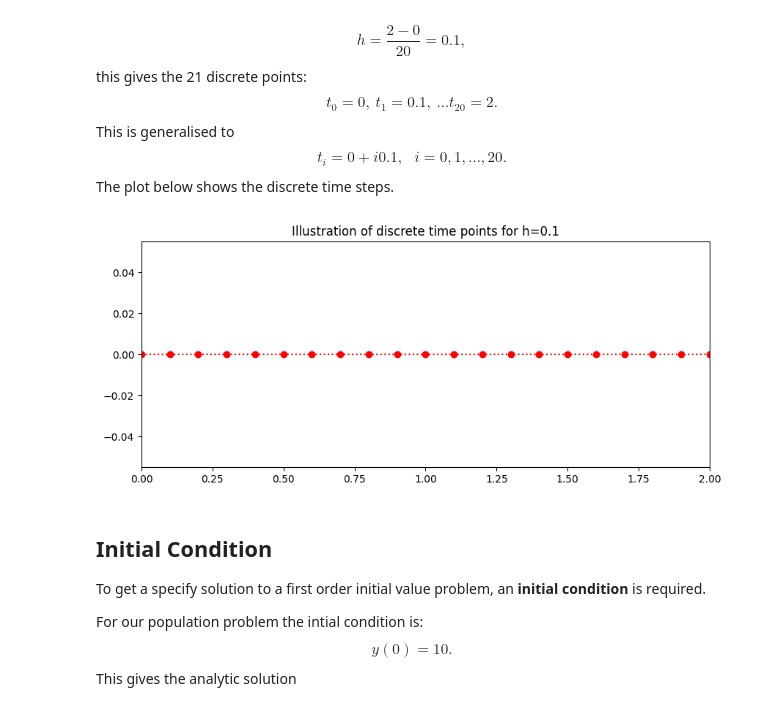
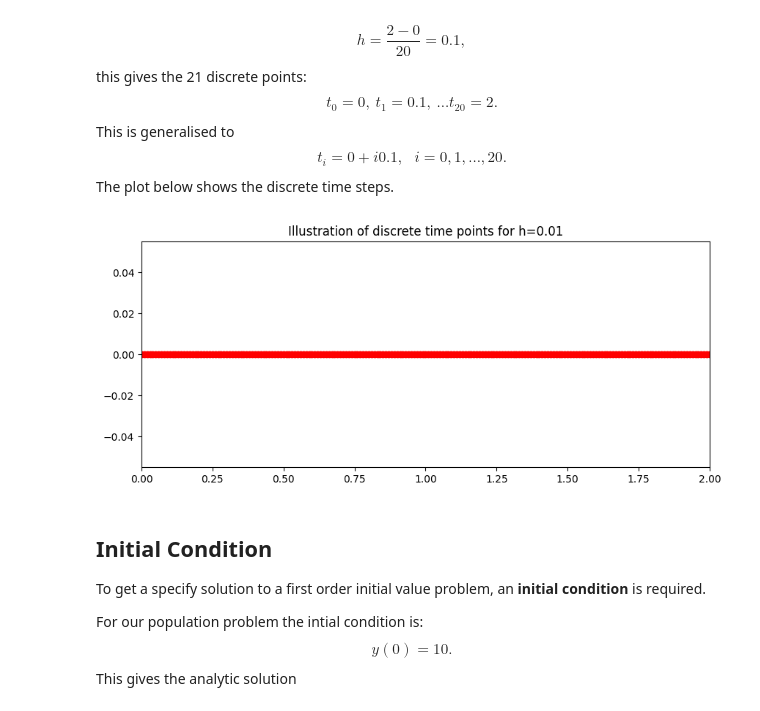
Before and after one commit to rcs1994/Teaching_DL4DEs_Fall_2025, a Jupyter notebook: NumericsODEs_EulerMethod_2.ipynb, the cells around one changed output. Drawn from its saved outputs; the diff is of its cells as text; code cells hidden in the pictures.

```diff
--- a/NumericsODEs_EulerMethod_2.ipynb
+++ b/NumericsODEs_EulerMethod_2.ipynb
@@ -67,17 +67,17 @@ The plot below shows the discrete time steps.
 # %%
 ### Setting up time
 t_end=2.0
 t_start=0
-N=20
+N=200
 h=(t_end-t_start)/(N)
 time=np.arange(t_start,t_end+0.01,h)
 fig = plt.figure(figsize=(10,4))
 plt.plot(time,0*time,'o:',color='red')
 plt.xlim((0,2))
 plt.title('Illustration of discrete time points for h=%s'%(h))
 plt.plot();
 # %% [output]
-[figure, old version]
+[figure, new version]
 # %% [markdown]
 ## Initial Condition
 To get a specify solution to a first order initial value problem, an __initial condition__ is required.
```
Also changed, not shown: parts of 4 cells of this notebook.
